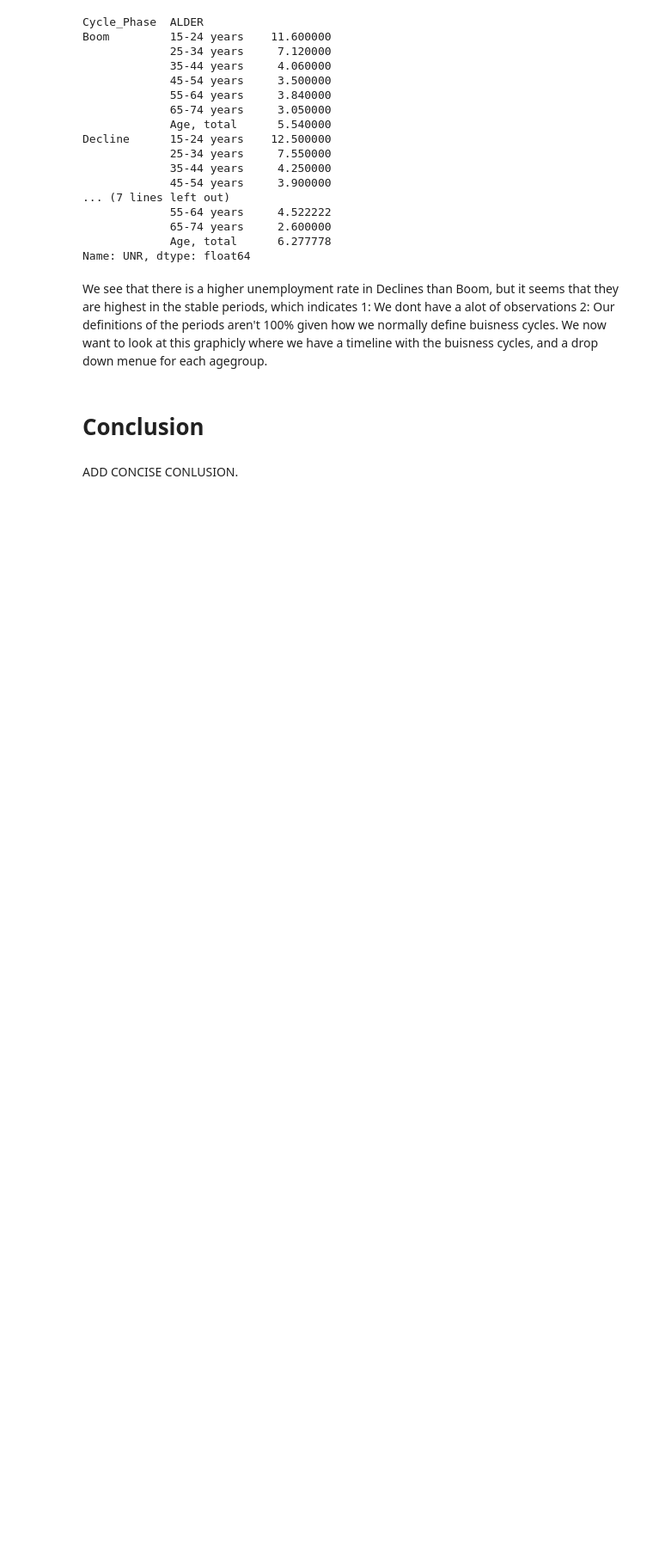
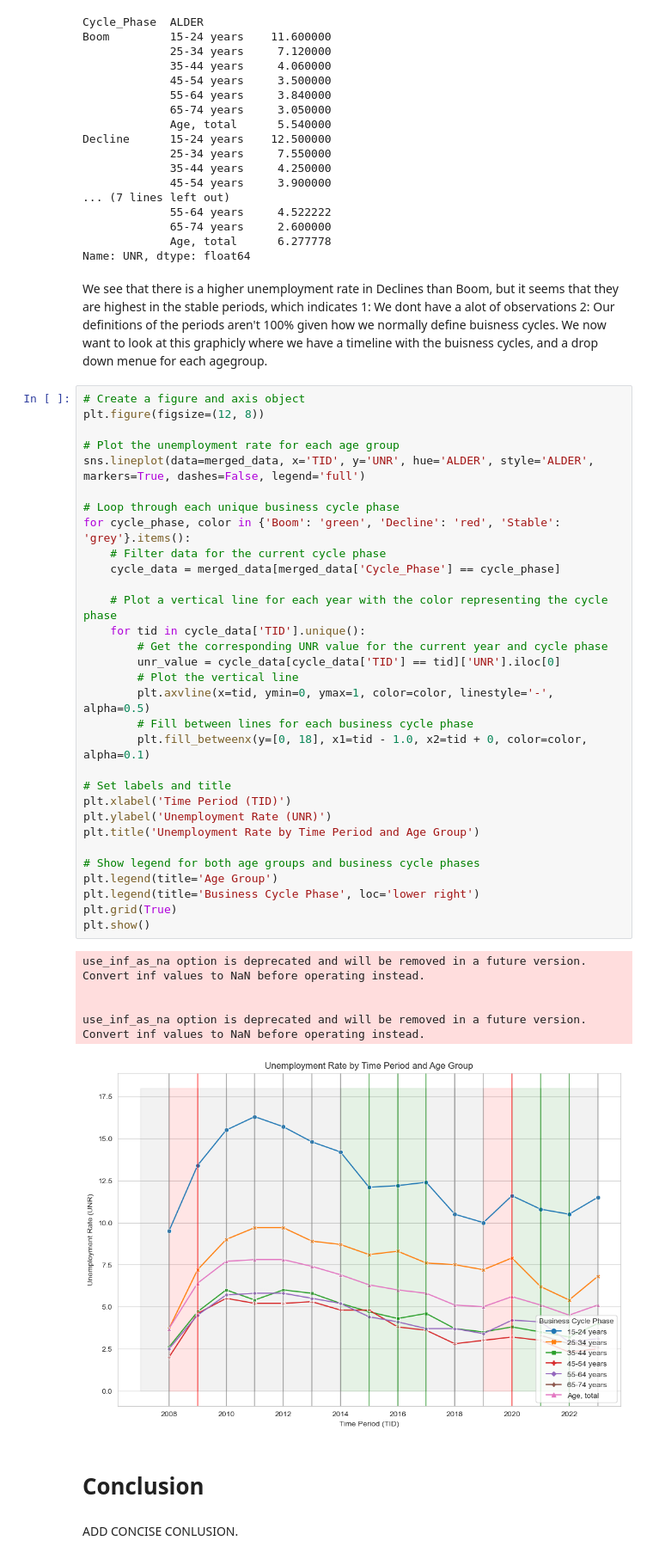
Before and after one commit to NumEconCopenhagen/projects-2024-andy-og-birdy, a Jupyter notebook: dataproject/dataproject.ipynb, the cells around one changed output. Shown at 86% size. Drawn from its saved outputs; the diff is of its cells as text; blank space fills up the shorter version.

```diff
--- a/dataproject/dataproject.ipynb
+++ b/dataproject/dataproject.ipynb
@@ -425,6 +425,43 @@ Decline      15-24 years    12.500000
 Name: UNR, dtype: float64
 # %% [markdown]
 We see that there is a higher unemployment rate in Declines than Boom, but it seems that they are highest in the stable periods, which indicates 1: We dont have a alot of observations 2: Our definitions of the periods aren't 100% given how we normally define buisness cycles. We now want to look at this graphicly where we have a timeline with the buisness cycles, and a drop down menue for each agegroup.
+# %%
+# Create a figure and axis object
+plt.figure(figsize=(12, 8))
+
+# Plot the unemployment rate for each age group
+sns.lineplot(data=merged_data, x='TID', y='UNR', hue='ALDER', style='ALDER', markers=True, dashes=False, legend='full')
+
+# Loop through each unique business cycle phase
+for cycle_phase, color in {'Boom': 'green', 'Decline': 'red', 'Stable': 'grey'}.items():
+    # Filter data for the current cycle phase
+    cycle_data = merged_data[merged_data['Cycle_Phase'] == cycle_phase]
+
+    # Plot a vertical line for each year with the color representing the cycle phase
+    for tid in cycle_data['TID'].unique():
+        # Get the corresponding UNR value for the current year and cycle phase
+        unr_value = cycle_data[cycle_data['TID'] == tid]['UNR'].iloc[0]
+        # Plot the vertical line
+        plt.axvline(x=tid, ymin=0, ymax=1, color=color, linestyle='-', alpha=0.5)
+        # Fill between lines for each business cycle phase
+        plt.fill_betweenx(y=[0, 18], x1=tid - 1.0, x2=tid + 0, color=color, alpha=0.1)
+
+# Set labels and title
+plt.xlabel('Time Period (TID)')
+plt.ylabel('Unemployment Rate (UNR)')
+plt.title('Unemployment Rate by Time Period and Age Group')
+
+# Show legend for both age groups and business cycle phases
+plt.legend(title='Age Group')
+plt.legend(title='Business Cycle Phase', loc='lower right')
+plt.grid(True)
+plt.show()
+# %% [output]
+use_inf_as_na option is deprecated and will be removed in a future version. Convert inf values to NaN before operating instead.
+
+
+use_inf_as_na option is deprecated and will be removed in a future version. Convert inf values to NaN before operating instead.
+[figure, added]
 # %% [markdown]
 # Conclusion
 # %% [markdown]
```
